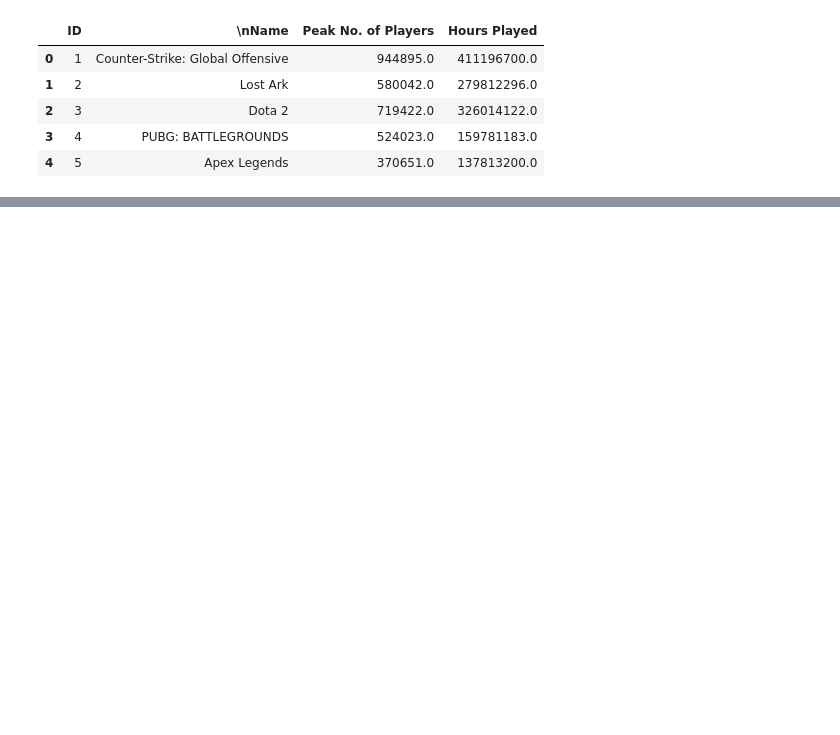
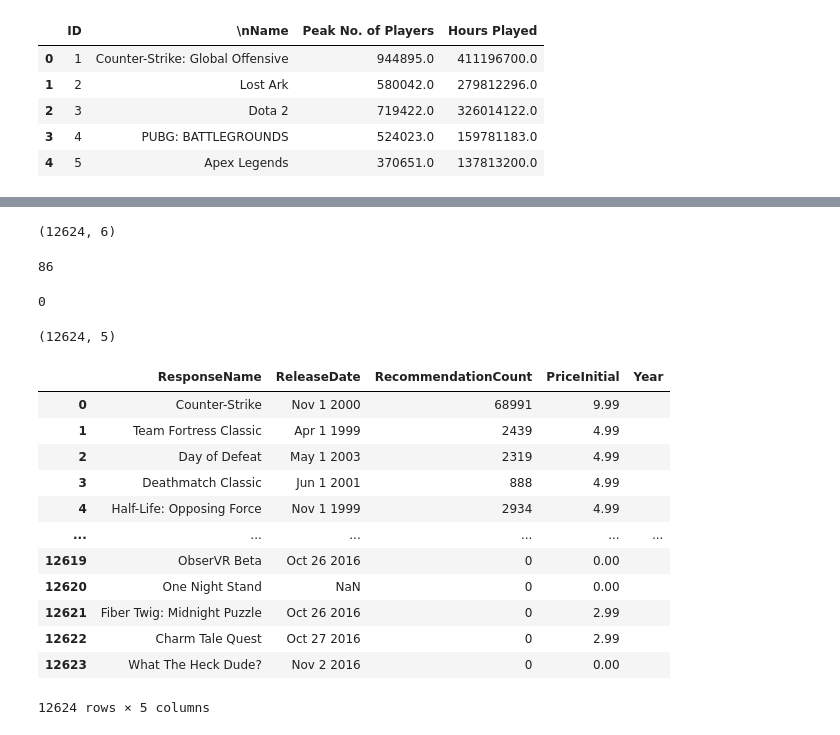
Before and after one commit to JacoboFdez/PROJECTO, a Jupyter notebook: CSV´s.ipynb, the cells around one changed output, grey strips where cells are left out. Drawn from its saved outputs; the diff is of its cells as text; code cells hidden in the pictures; blank space fills up the shorter version.

```diff
--- a/CSV´s.ipynb
+++ b/CSV´s.ipynb
@@ -491,0 +475,2 @@ df_title.shape
+# %%
+df_title.drop(["IsFree"],axis = 1,inplace = True)
@@ -491,0 +519,34 @@ df_title.shape
+# %%
+df_title.shape
+# %% [output]
+(12624, 6)
+# %%
+df_title["ReleaseDate"].isnull().sum()
+# %% [output]
+86
+# %%
+df_title["PriceInitial"].isnull().sum()
+# %% [output]
+0
+# %%
+df_title.drop(["Metacritic"],axis = 1,inplace = True)
+# %%
+df_title.shape
+# %% [output]
+(12624, 5)
+# %%
+df_title
+# %% [output]
+|  | ResponseName | ReleaseDate | RecommendationCount | PriceInitial | Year |
+| 0 | Counter-Strike | Nov 1 2000 | 68991 | 9.99 |  |
+| 1 | Team Fortress Classic | Apr 1 1999 | 2439 | 4.99 |  |
+| 2 | Day of Defeat | May 1 2003 | 2319 | 4.99 |  |
+| 3 | Deathmatch Classic | Jun 1 2001 | 888 | 4.99 |  |
+| 4 | Half-Life: Opposing Force | Nov 1 1999 | 2934 | 4.99 |  |
+| ... | ... | ... | ... | ... | ... |
+| 12619 | ObserVR Beta | Oct 26 2016 | 0 | 0.00 |  |
+| 12620 | One Night Stand | NaN | 0 | 0.00 |  |
+| 12621 | Fiber Twig: Midnight Puzzle | Oct 26 2016 | 0 | 2.99 |  |
+| 12622 | Charm Tale Quest | Oct 27 2016 | 0 | 2.99 |  |
+| 12623 | What The Heck Dude? | Nov 2 2016 | 0 | 0.00 |  |
+12624 rows × 5 columns
```
Also changed, not shown: parts of 50 cells of this notebook, 1 other file.
